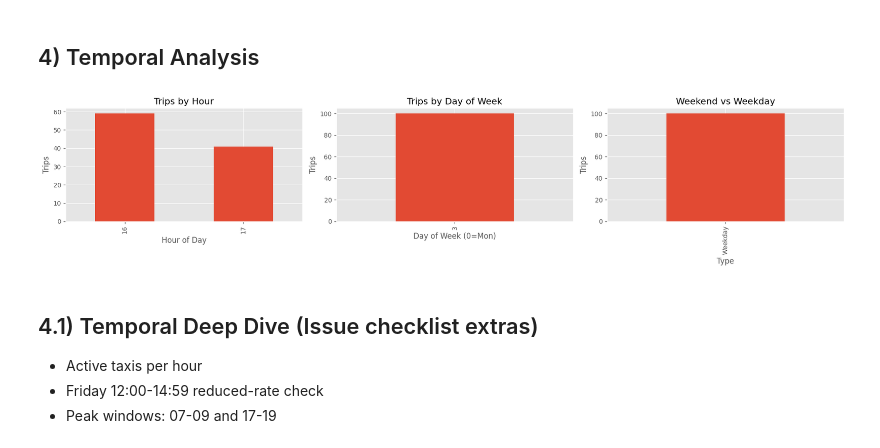
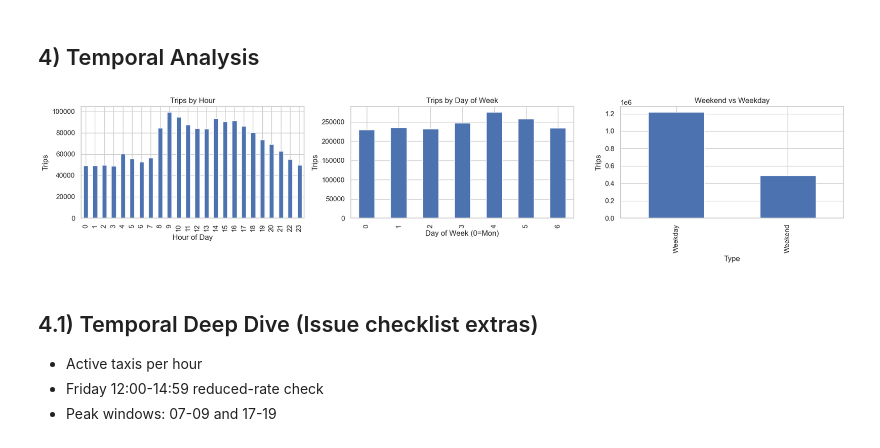
Before and after one commit to badreddineelazyzi/TaaSim-Project, a Jupyter notebook: notebooks/issue-3-porto-profiling.ipynb, the cells around one changed output. Drawn from its saved outputs; the diff is of its cells as text; code cells hidden in the pictures.

```diff
--- a/notebooks/issue-3-porto-profiling.ipynb
+++ b/notebooks/issue-3-porto-profiling.ipynb
@@ -19,10 +39,10 @@ pd.set_option('display.max_columns', 50)
 # %%
-DATA_DIR = Path('../data/downloads/porto')
-CSV_CANDIDATES = sorted(DATA_DIR.glob('*.csv'))
+# Qraya dyal l-data
+df = spark.read.csv("../data/downloads/porto/train.csv", header=True, inferSchema=True)
 
-if not CSV_CANDIDATES:
-    raise FileNotFoundError('No Porto CSV found in data/downloads/porto. Run dataset loader first.')
+# Chouf 5 d stoura l-wala
+df.show(5)
 
-DATA_PATH = CSV_CANDIDATES[0]
-print(f'Using dataset: {DATA_PATH.resolve()}')
+# (Optionnel) Hseb ch-hal d rows 3ndk
+print(f"Total Rows: {df.count()}")
 # %% [output]
@@ -30,5 +60,0 @@ Using dataset: C:\Users\dell\Desktop\big data project\TaaSim-Project\data\downlo
-# %%
-df = pd.read_csv(DATA_PATH)
-print(f'Rows: {len(df):,}')
-print(f'Columns: {df.shape[1]}')
-df.head(3)
@@ -142,31 +279,36 @@ Name: TRIP_ID, dtype: float64
 # %% [markdown]
 ## 4) Temporal Analysis
 # %%
-work['hour'] = work['event_dt'].dt.hour
-work['dow'] = work['event_dt'].dt.dayofweek
-work['is_weekend'] = work['dow'].isin([5, 6])
+work = work \
+    .withColumn('hour', F.hour('event_dt')) \
+    .withColumn('dow', ((F.dayofweek('event_dt') + 5) % 7)) \
+    .withColumn('is_weekend', F.col('dow').isin([5, 6]))
 
-hourly = work.groupby('hour')['TRIP_ID'].count()
-dow_counts = work.groupby('dow')['TRIP_ID'].count()
-weekend_split = work.groupby('is_weekend')['TRIP_ID'].count()
+hourly_df = work.groupBy('hour').count().orderBy('hour')
+dow_counts_df = work.groupBy('dow').count().orderBy('dow')
+weekend_split_df = work.groupBy('is_weekend').count().orderBy('is_weekend')
+
+hourly = hourly_df.toPandas().set_index('hour')['count']
+dow_counts = dow_counts_df.toPandas().set_index('dow')['count']
+weekend_split = weekend_split_df.toPandas().set_index('is_weekend')['count']
 
 fig, axes = plt.subplots(1, 3, figsize=(18, 4))
 
 hourly.plot(kind='bar', ax=axes[0], title='Trips by Hour')
 axes[0].set_xlabel('Hour of Day')
 axes[0].set_ylabel('Trips')
 
 dow_counts.plot(kind='bar', ax=axes[1], title='Trips by Day of Week')
 axes[1].set_xlabel('Day of Week (0=Mon)')
 axes[1].set_ylabel('Trips')
 
 weekend_split.rename(index={False: 'Weekday', True: 'Weekend'}).plot(kind='bar', ax=axes[2], title='Weekend vs Weekday')
 axes[2].set_xlabel('Type')
 axes[2].set_ylabel('Trips')
 
 plt.tight_layout()
 # %% [output]
-[figure, old version]
+[figure, new version]
 # %% [markdown]
 ## 4.1) Temporal Deep Dive (Issue checklist extras)
 - Active taxis per hour
```
Also changed, not shown: parts of 16 cells of this notebook, 11 other files.
